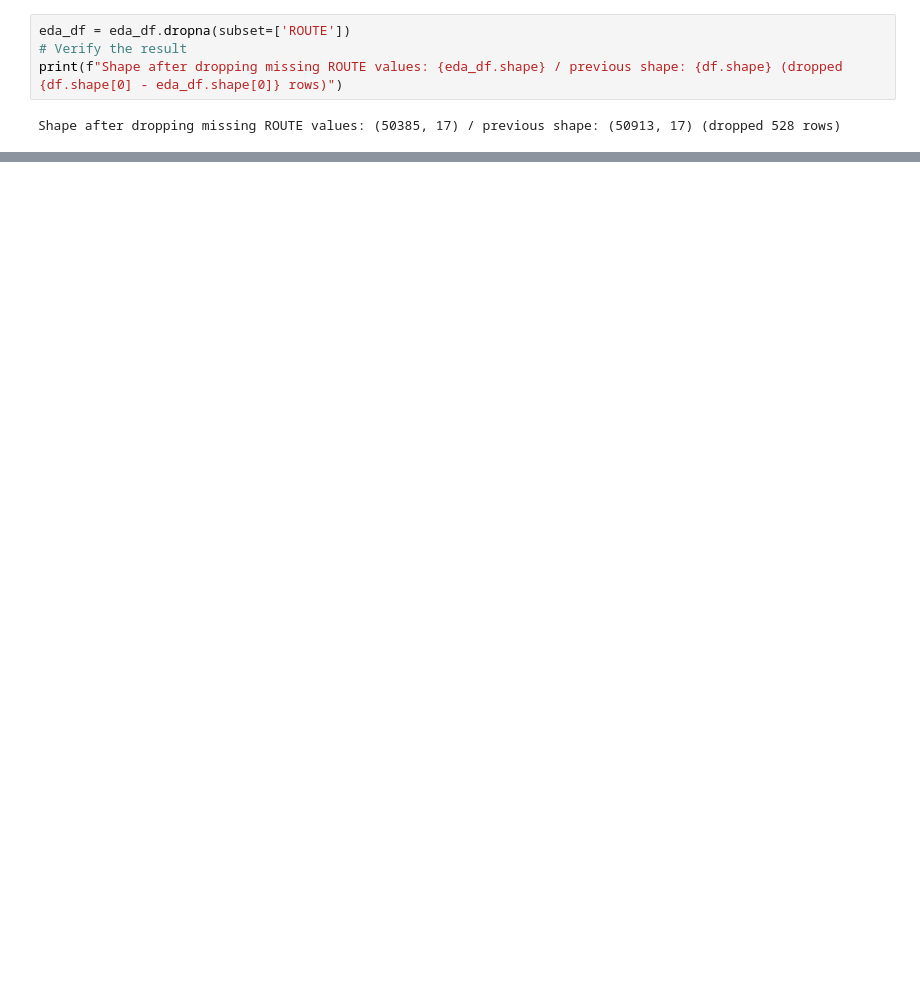
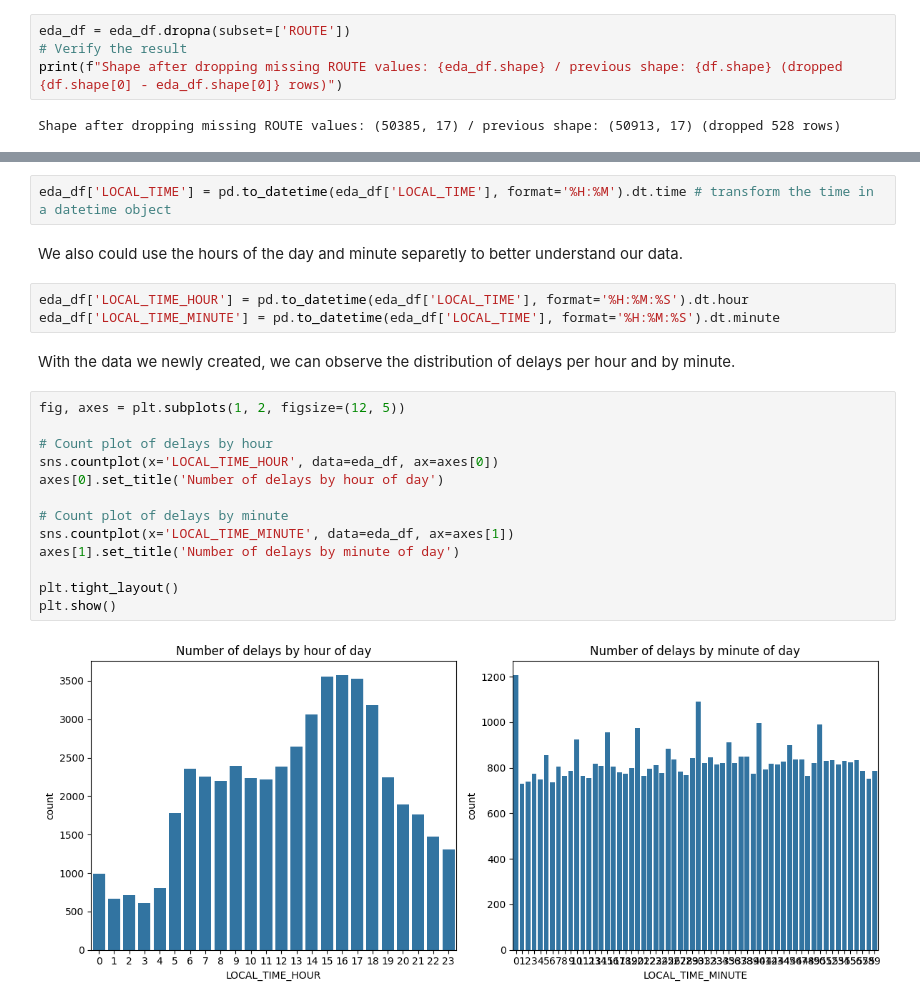
Before and after one commit to StutenEXE/utc-tz-machine-learning-toronto-bus-prediction, a Jupyter notebook: notebooks/2_eda.ipynb, the cells around one changed output, grey strips where cells are left out. Saved outputs shown, nothing was run; the diff lists cells and outputs as text; blank space fills up the shorter version.

```diff
--- a/notebooks/2_eda.ipynb
+++ b/notebooks/2_eda.ipynb
@@ -220,0 +390,24 @@ Shape after dropping rows with missing data: (50338, 17) / previous shape: (5038
+# %%
+eda_df['LOCAL_TIME'] = pd.to_datetime(eda_df['LOCAL_TIME'], format='%H:%M').dt.time # transform the time in a datetime object
+# %% [markdown]
+We also could use the hours of the day and minute separetly to better understand our data.
+# %%
+eda_df['LOCAL_TIME_HOUR'] = pd.to_datetime(eda_df['LOCAL_TIME'], format='%H:%M:%S').dt.hour
+eda_df['LOCAL_TIME_MINUTE'] = pd.to_datetime(eda_df['LOCAL_TIME'], format='%H:%M:%S').dt.minute
+# %% [markdown]
+With the data we newly created, we can observe the distribution of delays per hour and by minute.
+# %%
+fig, axes = plt.subplots(1, 2, figsize=(12, 5))
+
+# Count plot of delays by hour
+sns.countplot(x='LOCAL_TIME_HOUR', data=eda_df, ax=axes[0])
+axes[0].set_title('Number of delays by hour of day')
+
+# Count plot of delays by minute
+sns.countplot(x='LOCAL_TIME_MINUTE', data=eda_df, ax=axes[1])
+axes[1].set_title('Number of delays by minute of day')
+
+plt.tight_layout()
+plt.show()
+# %% [output]
+[figure, added]
```
Also changed, not shown: parts of 25 cells of this notebook, 3 other files.
